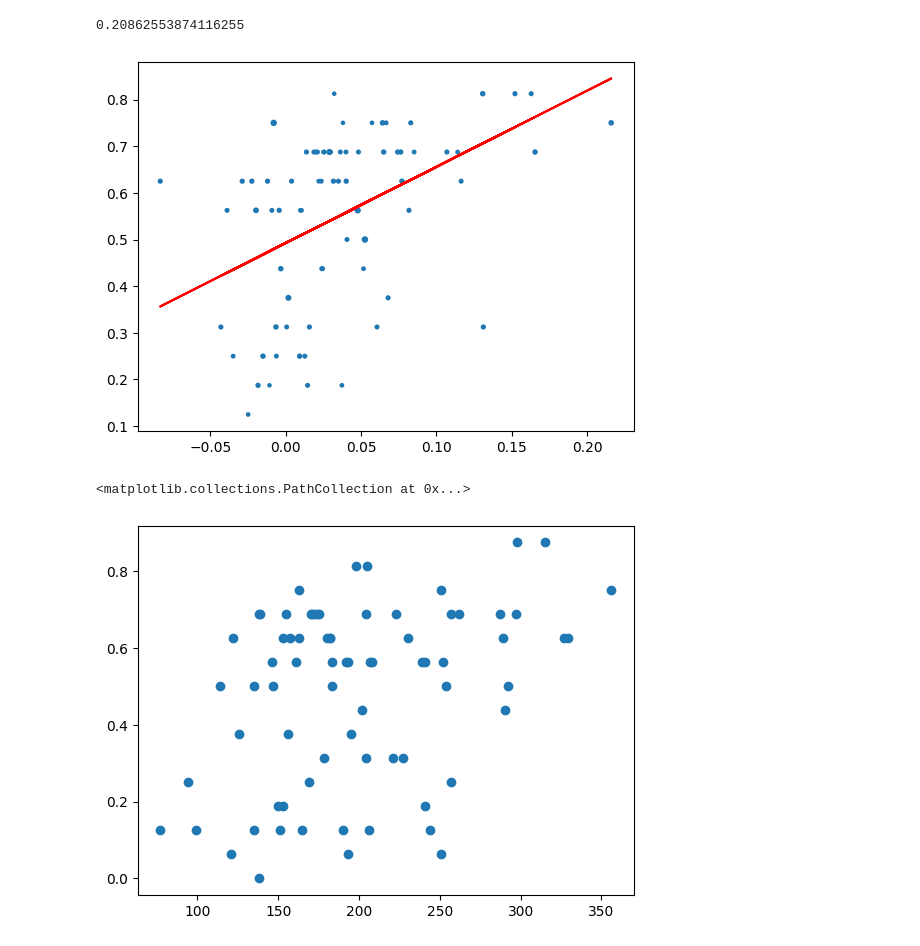
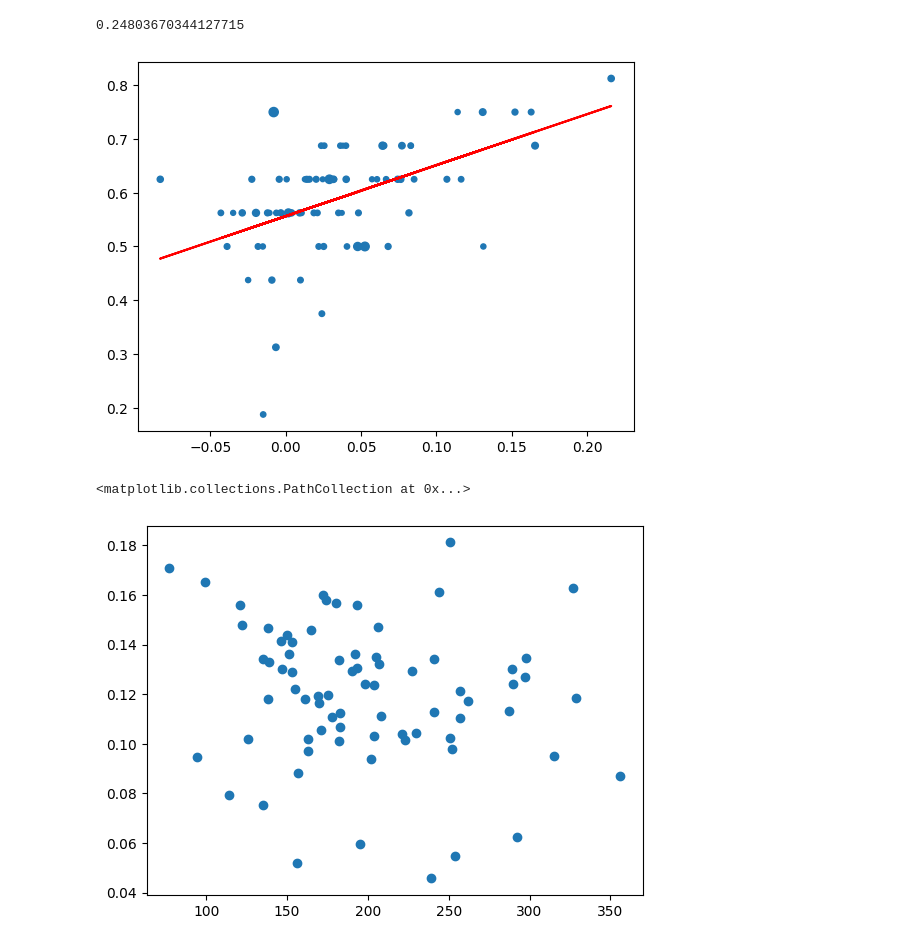
Before and after one commit to CrowdDynamicsLab/IESimulation, a Jupyter notebook: comparison/vill_fit_sanity.ipynb, the cells around one changed output. Cells and saved outputs as stored; diff of their text form; code cells hidden in the pictures.

Commit message:
euclidean fits

```diff
--- a/comparison/vill_fit_sanity.ipynb
+++ b/comparison/vill_fit_sanity.ipynb
@@ -7,7 +7,7 @@ import matplotlib.pyplot as plt
 import seaborn as sns
 import scipy
 # %%
-fit_list = pd.read_csv('vill_fits.csv')
+fit_list = pd.read_csv('vill_fits_euclidean.csv')
 # %%
 vill_list_old = chain(range(12),range(13, 21),range(22, 77))
 
@@ -74,10 +74,10 @@ m, b, r_value, p_value, std_err = scipy.stats.linregress(assort, ho)
 plt.plot(assort, m*assort+b, color='red')
 print(r_value**2)
 # %% [output]
-0.20862553874116255
+0.24803670344127715
-[figure, old version]
+[figure, new version]
 # %%
-plt.scatter(size, sc)
+plt.scatter(size, fit)
 # %% [output]
 <matplotlib.collections.PathCollection at 0x...>
-[figure, old version]
+[figure, new version]
```
Also changed, not shown: parts of 2 cells of this notebook, 1 other file.
